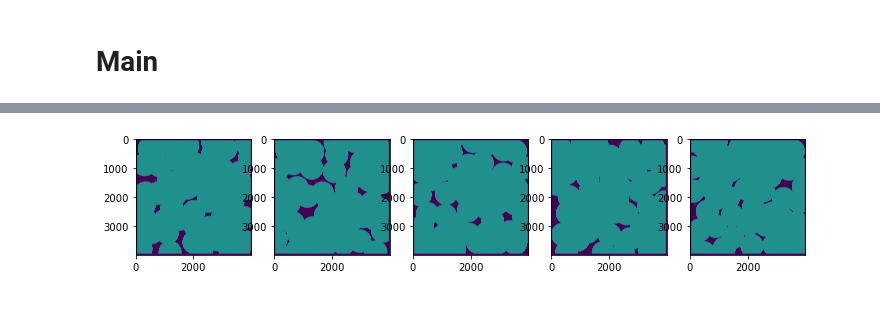
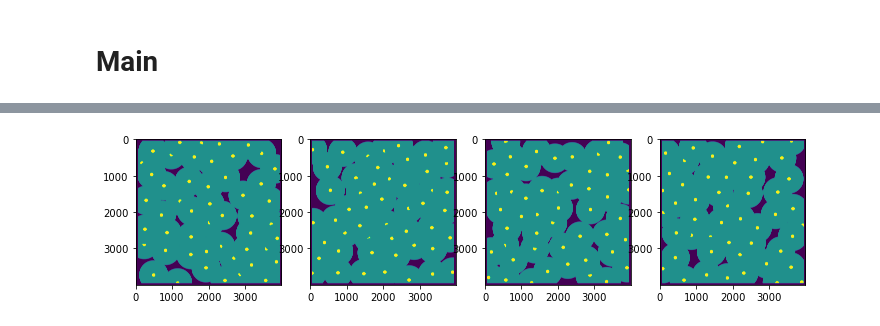
Before and after one commit to nimishsantosh107/Windfarm-LayoutOptimisation, a Jupyter notebook: notebooks/analyze.ipynb, the cells around one changed output, grey strips where cells are left out. Saved outputs shown, nothing was run; the diff lists cells and outputs as text; code cells hidden in the pictures.

Commit message:
multithread - randomized

```diff
--- a/notebooks/analyze.ipynb
+++ b/notebooks/analyze.ipynb
@@ -106,18 +107,18 @@ class DNA:
 
         count_placed = 0
         while(count_placed < 50):
-            free_indices = np.where(state == 0)
-            if(len(free_indices[0]) == 0): return -1
+            free_coordinates = np.where(state == 0)
+            if(len(free_coordinates[0]) == 0): return -1
 
-            free_indices = np.stack([*free_indices]).transpose()
-            free_choice = np.random.choice(len(free_indices))
-            index = free_indices[free_choice]
+            free_coordinates = np.stack([*free_coordinates]).transpose()
+            chosen_coordinate = rndm.choice(free_coordinates)
 
-            r, c = draw.circle(index[0], index[1], radius=400, shape=state.shape)
+            r, c = draw.circle(chosen_coordinate[0], chosen_coordinate[1], radius=400, shape=state.shape)
             state[r, c] = 1
-            state[index[0],index[1]] = 2
+            r, c = draw.circle(chosen_coordinate[0], chosen_coordinate[1], radius=50, shape=state.shape)
+            state[r, c] = 2
 
-            coordinates = np.concatenate([coordinates, index.reshape(1,2)], axis=0)
+            coordinates = np.concatenate([coordinates, chosen_coordinate.reshape(1,2)], axis=0)
             count_placed += 1
 
         coordinates = coordinates + 50
@@ -147,14 +148,15 @@ class Population:
         self.population_size = population_size
         self.mutation_rate = mutation_rate
 
-        self.population = np.array([DNA() for i in range(self.population_size)])
+        # SINGLE THREADED POPULATION CREATION
+        # self.population = np.array([DNA() for i in range(self.population_size)])
 
-#         # MULTITHREADED POPULATION CREATION
-#         processes = []
-#         with ProcessPoolExecutor(max_workers=4) as executor:
-#             for _ in range(self.population_size):
-#                 processes.append(executor.submit(DNA))
-#         self.population = np.array([processes[i].result() for i in range(self.population_size)])
+        # MULTITHREADED POPULATION CREATION
+        processes = []
+        with ProcessPoolExecutor(max_workers=4) as executor:
+            for _ in range(self.population_size):
+                processes.append(executor.submit(DNA))
+        self.population = np.array([processes[i].result() for i in range(self.population_size)])
 
     # CALC & GET FITNESS
     def calc_fitnesses(self):
@@ -176,6 +178,6 @@ class Population:
 # %%
 %%time
 # 1
-# SINGLE THREAD
-x = Population(5, 0.1)
+# MULTITHREAD
+x = Population(4, 0.1)
 # %% [output]
@@ -184,7 +186,7 @@ Wall time: 53.1 s
 # %%
 # 1
-_, ax = plt.subplots(ncols=5, figsize=(12,4))
-for i in range(5):
+_, ax = plt.subplots(ncols=4, figsize=(12,4))
+for i in range(4):
     ax[i].imshow(x.population[i].state)
 # %% [output]
-[figure, old version]
+[figure, new version]
```
Also changed, not shown: parts of 8 cells of this notebook.
